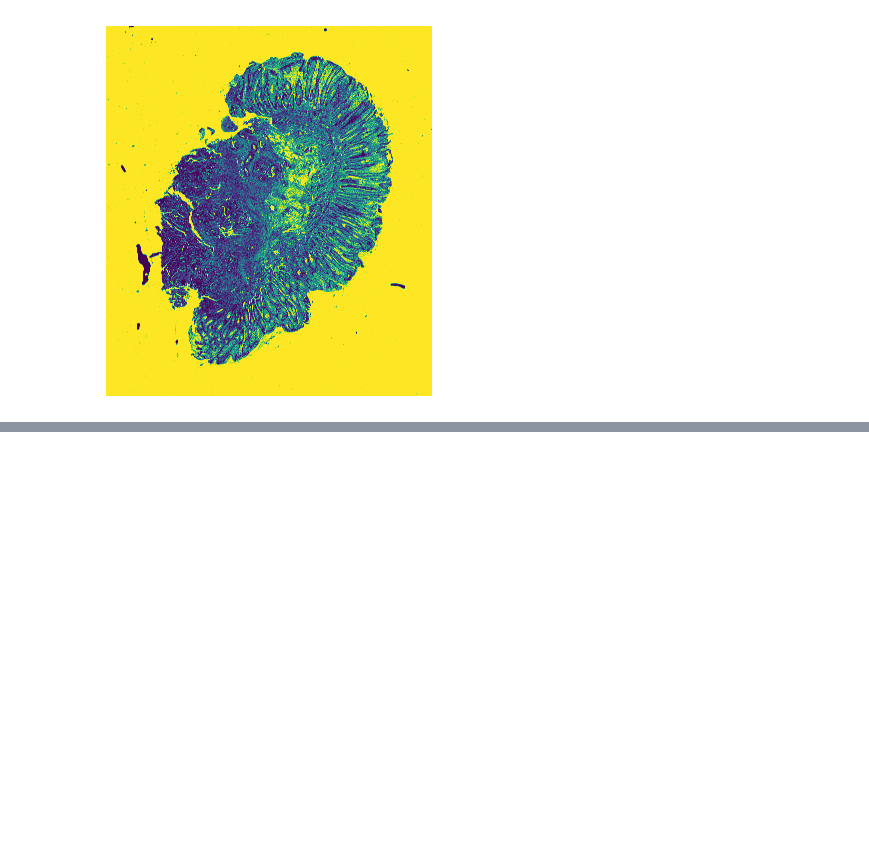
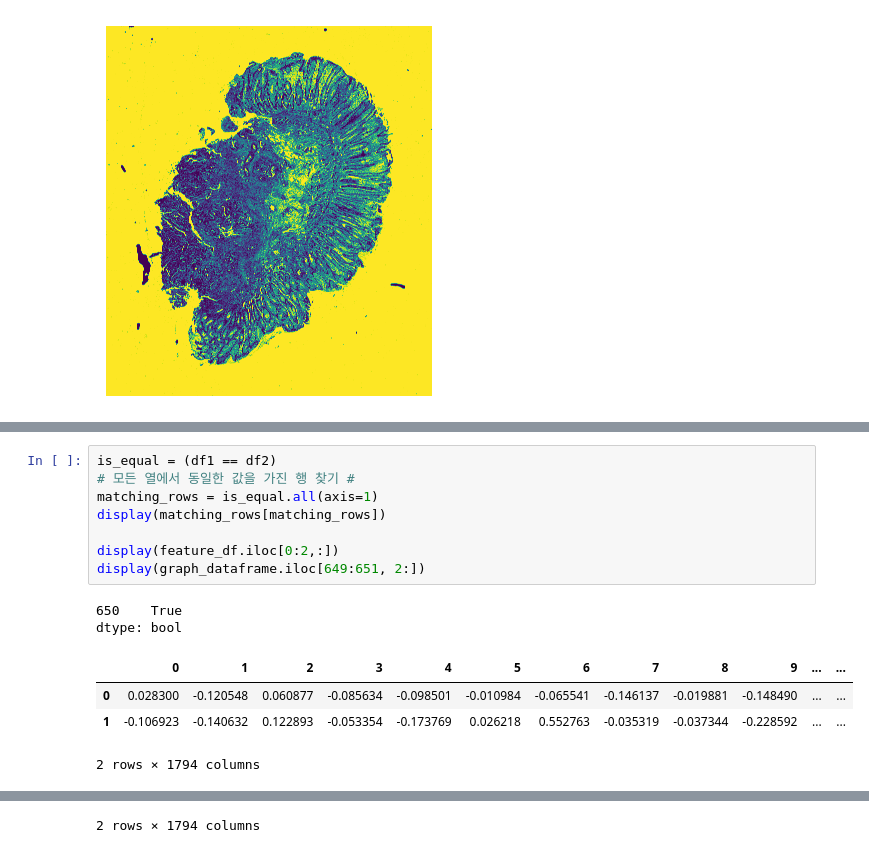
Before and after one commit to sikso1892/TEA-graph, a Jupyter notebook: notebooks/1.Sample_Spernode_generation.ipynb, the cells around one changed output, grey strips where cells are left out. Drawn from its saved outputs; the diff is of its cells as text; blank space fills up the shorter version.

```diff
--- a/notebooks/1.Sample_Spernode_generation.ipynb
+++ b/notebooks/1.Sample_Spernode_generation.ipynb
@@ -643,0 +932,15 @@ for i in range(0, num_col):
+# %%
+is_equal = (df1 == df2)
+# 모든 열에서 동일한 값을 가진 행 찾기 #
+matching_rows = is_equal.all(axis=1)
+display(matching_rows[matching_rows])
+
+display(feature_df.iloc[0:2,:])
+display(graph_dataframe.iloc[649:651, 2:])
+# %% [output]
+650    True
+dtype: bool
+|  | 0 | 1 | 2 | 3 | 4 | 5 | 6 | 7 | 8 | 9 | ... | ... |
+| 0 | 0.028300 | -0.120548 | 0.060877 | -0.085634 | -0.098501 | -0.010984 | -0.065541 | -0.146137 | -0.019881 | -0.148490 | ... | ... |
+| 1 | -0.106923 | -0.140632 | 0.122893 | -0.053354 | -0.173769 | 0.026218 | 0.552763 | -0.035319 | -0.037344 | -0.228592 | ... | ... |
+2 rows × 1794 columns
@@ -643,0 +950 @@ for i in range(0, num_col):
+2 rows × 1794 columns
```
Also changed, not shown: parts of 17 cells of this notebook, 11 other files.
